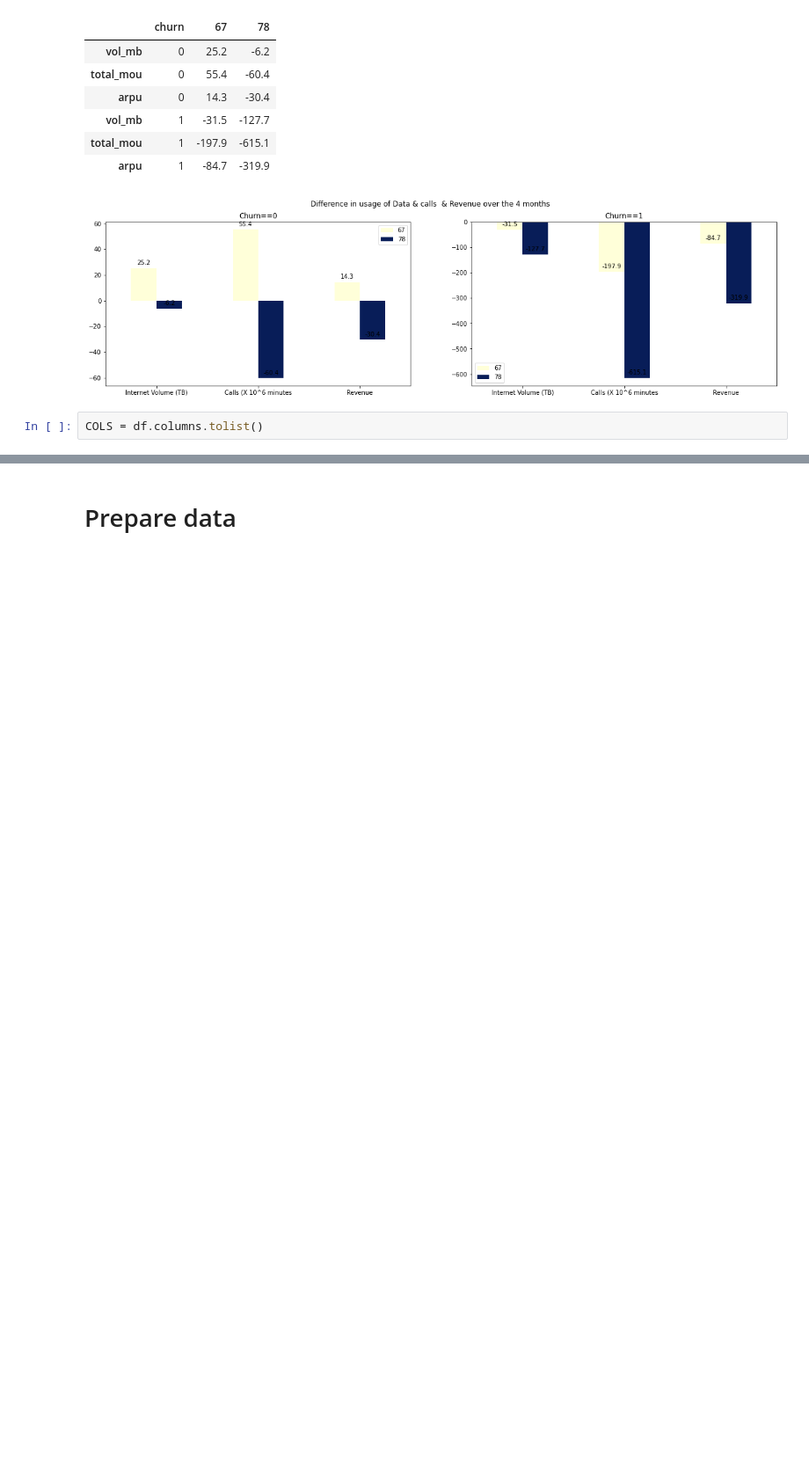
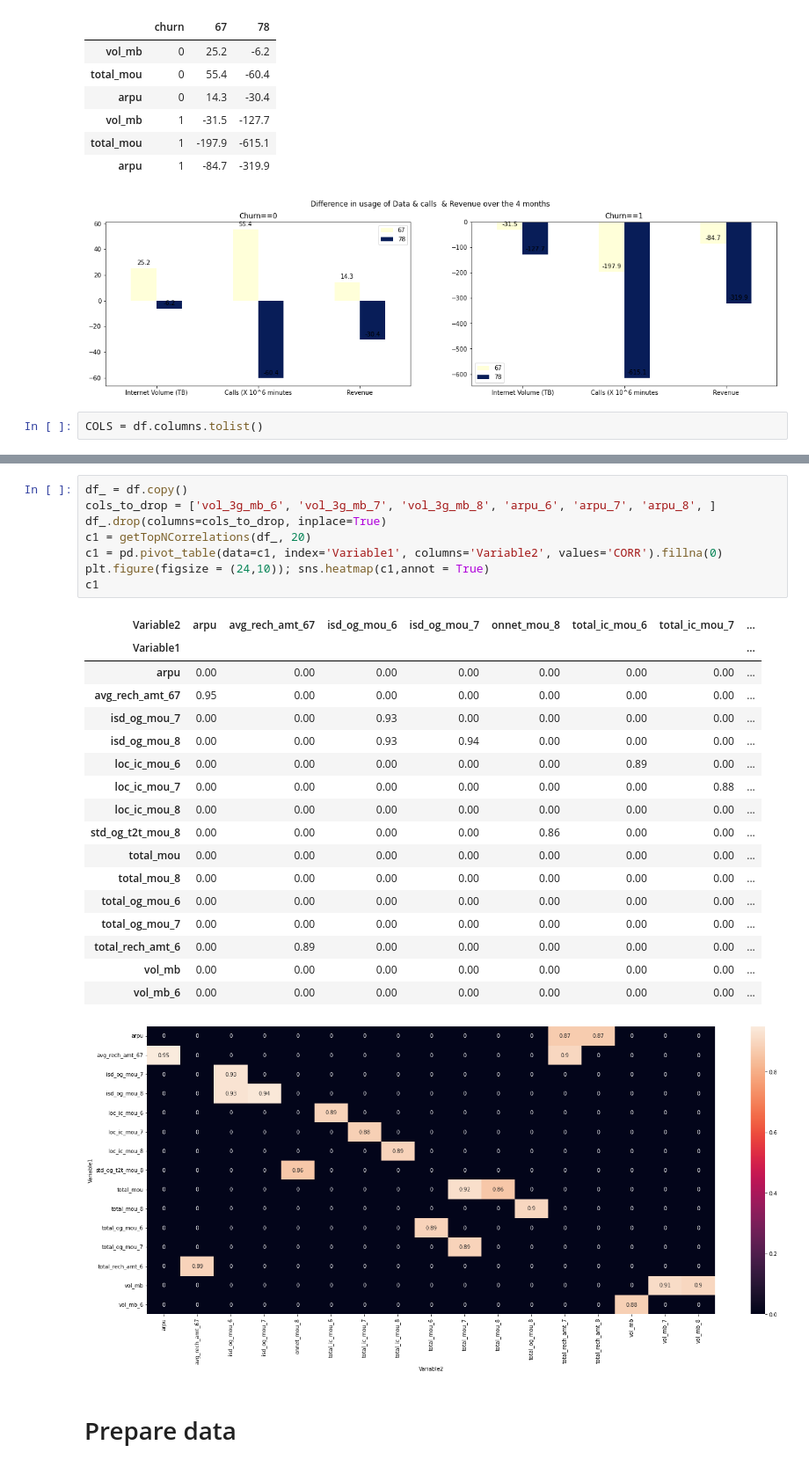
Before and after one commit to sreedevigattu/telecomchurn, a Jupyter notebook: telecomchurn.ipynb, the cells around one changed output, grey strips where cells are left out. Shown at 88% size. Drawn from its saved outputs; the diff is of its cells as text; blank space fills up the shorter version.

```diff
--- a/telecomchurn.ipynb
+++ b/telecomchurn.ipynb
@@ -1183,2 +1211,29 @@ df.shape
+# %%
+df_ = df.copy()
+cols_to_drop = ['vol_3g_mb_6', 'vol_3g_mb_7', 'vol_3g_mb_8', 'arpu_6', 'arpu_7', 'arpu_8', ]
+df_.drop(columns=cols_to_drop, inplace=True)
+c1 = getTopNCorrelations(df_, 20)
+c1 = pd.pivot_table(data=c1, index='Variable1', columns='Variable2', values='CORR').fillna(0)
+plt.figure(figsize = (24,10)); sns.heatmap(c1,annot = True)
+c1
+# %% [output]
+| Variable2 | arpu | avg_rech_amt_67 | isd_og_mou_6 | isd_og_mou_7 | onnet_mou_8 | total_ic_mou_6 | total_ic_mou_7 | ... |
+| Variable1 |  |  |  |  |  |  |  | ... |
+| arpu | 0.00 | 0.00 | 0.00 | 0.00 | 0.00 | 0.00 | 0.00 | ... |
+| avg_rech_amt_67 | 0.95 | 0.00 | 0.00 | 0.00 | 0.00 | 0.00 | 0.00 | ... |
+| isd_og_mou_7 | 0.00 | 0.00 | 0.93 | 0.00 | 0.00 | 0.00 | 0.00 | ... |
+| isd_og_mou_8 | 0.00 | 0.00 | 0.93 | 0.94 | 0.00 | 0.00 | 0.00 | ... |
+| loc_ic_mou_6 | 0.00 | 0.00 | 0.00 | 0.00 | 0.00 | 0.89 | 0.00 | ... |
+| loc_ic_mou_7 | 0.00 | 0.00 | 0.00 | 0.00 | 0.00 | 0.00 | 0.88 | ... |
+| loc_ic_mou_8 | 0.00 | 0.00 | 0.00 | 0.00 | 0.00 | 0.00 | 0.00 | ... |
+| std_og_t2t_mou_8 | 0.00 | 0.00 | 0.00 | 0.00 | 0.86 | 0.00 | 0.00 | ... |
+| total_mou | 0.00 | 0.00 | 0.00 | 0.00 | 0.00 | 0.00 | 0.00 | ... |
+| total_mou_8 | 0.00 | 0.00 | 0.00 | 0.00 | 0.00 | 0.00 | 0.00 | ... |
+| total_og_mou_6 | 0.00 | 0.00 | 0.00 | 0.00 | 0.00 | 0.00 | 0.00 | ... |
+| total_og_mou_7 | 0.00 | 0.00 | 0.00 | 0.00 | 0.00 | 0.00 | 0.00 | ... |
+| total_rech_amt_6 | 0.00 | 0.89 | 0.00 | 0.00 | 0.00 | 0.00 | 0.00 | ... |
+| vol_mb | 0.00 | 0.00 | 0.00 | 0.00 | 0.00 | 0.00 | 0.00 | ... |
+| vol_mb_6 | 0.00 | 0.00 | 0.00 | 0.00 | 0.00 | 0.00 | 0.00 | ... |
+[figure, added]
 # %% [markdown]
 # Prepare data
```
Also changed, not shown: parts of 104 cells of this notebook.
